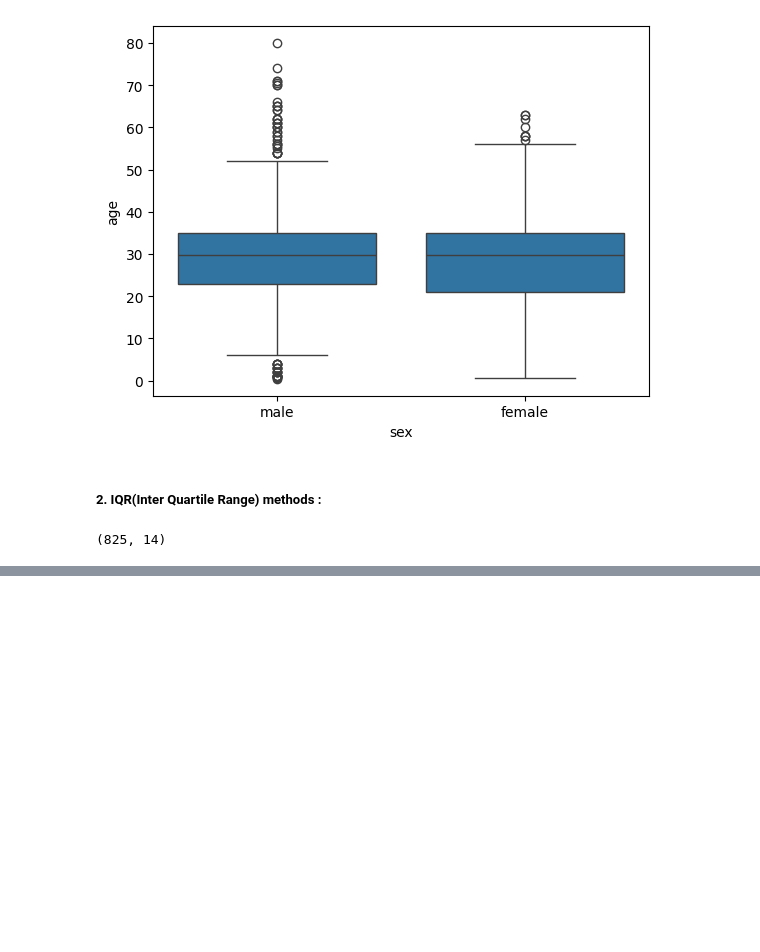
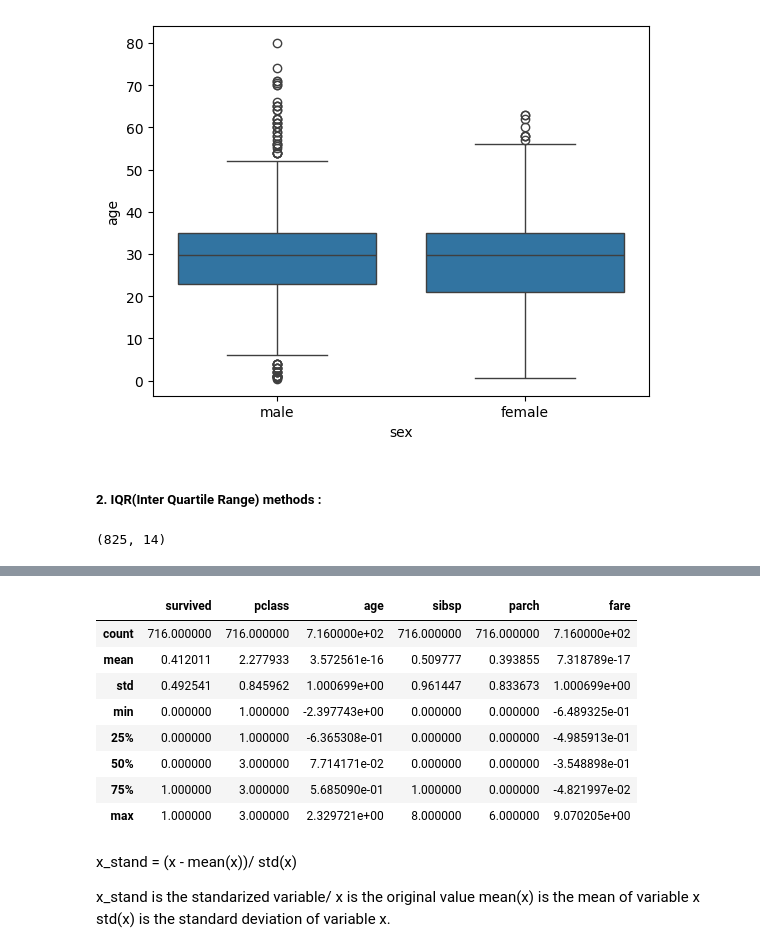
Before and after one commit to maazkhan-dev/learning_python, a Jupyter notebook: day_34/Data_wrangling_01.ipynb, the cells around one changed output, grey strips where cells are left out. Cells and saved outputs as stored; diff of their text form; code cells hidden in the pictures; blank space fills up the shorter version.

```diff
--- a/day_34/Data_wrangling_01.ipynb
+++ b/day_34/Data_wrangling_01.ipynb
@@ -106,0 +188,37 @@ df.shape
+# %%
+import pandas as pd
+from sklearn.preprocessing import StandardScaler
+
+# step : 2. DAta
+df
+
+# step : 3.select columns to normalize
+cols_to_normalize =['age','fare']
+
+# step : 4.create the scaler function
+scaler = StandardScaler()
+
+# step : 5.fit and transform the data and vice versa
+df[cols_to_normalize] = scaler.fit_transform(df[cols_to_normalize])
+
+# step : 6. Check the data
+df
+# %%
+df.describe() # data is now in a scale of 0-1
+# %% [output]
+|  | survived | pclass | age | sibsp | parch | fare |
+| count | 716.000000 | 716.000000 | 7.160000e+02 | 716.000000 | 716.000000 | 7.160000e+02 |
+| mean | 0.412011 | 2.277933 | 3.572561e-16 | 0.509777 | 0.393855 | 7.318789e-17 |
+| std | 0.492541 | 0.845962 | 1.000699e+00 | 0.961447 | 0.833673 | 1.000699e+00 |
+| min | 0.000000 | 1.000000 | -2.397743e+00 | 0.000000 | 0.000000 | -6.489325e-01 |
+| 25% | 0.000000 | 1.000000 | -6.365308e-01 | 0.000000 | 0.000000 | -4.985913e-01 |
+| 50% | 0.000000 | 3.000000 | 7.714171e-02 | 0.000000 | 0.000000 | -3.548898e-01 |
+| 75% | 1.000000 | 3.000000 | 5.685090e-01 | 1.000000 | 0.000000 | -4.821997e-02 |
+| max | 1.000000 | 3.000000 | 2.329721e+00 | 8.000000 | 6.000000 | 9.070205e+00 |
+# %% [markdown]
+x_stand = (x - mean(x))/ std(x)
+
+x_stand is the standarized variable/
+x is the original value
+mean(x) is the mean of variable x
+std(x) is the standard deviation of variable x.
```
Also changed, not shown: parts of 17 cells of this notebook.
